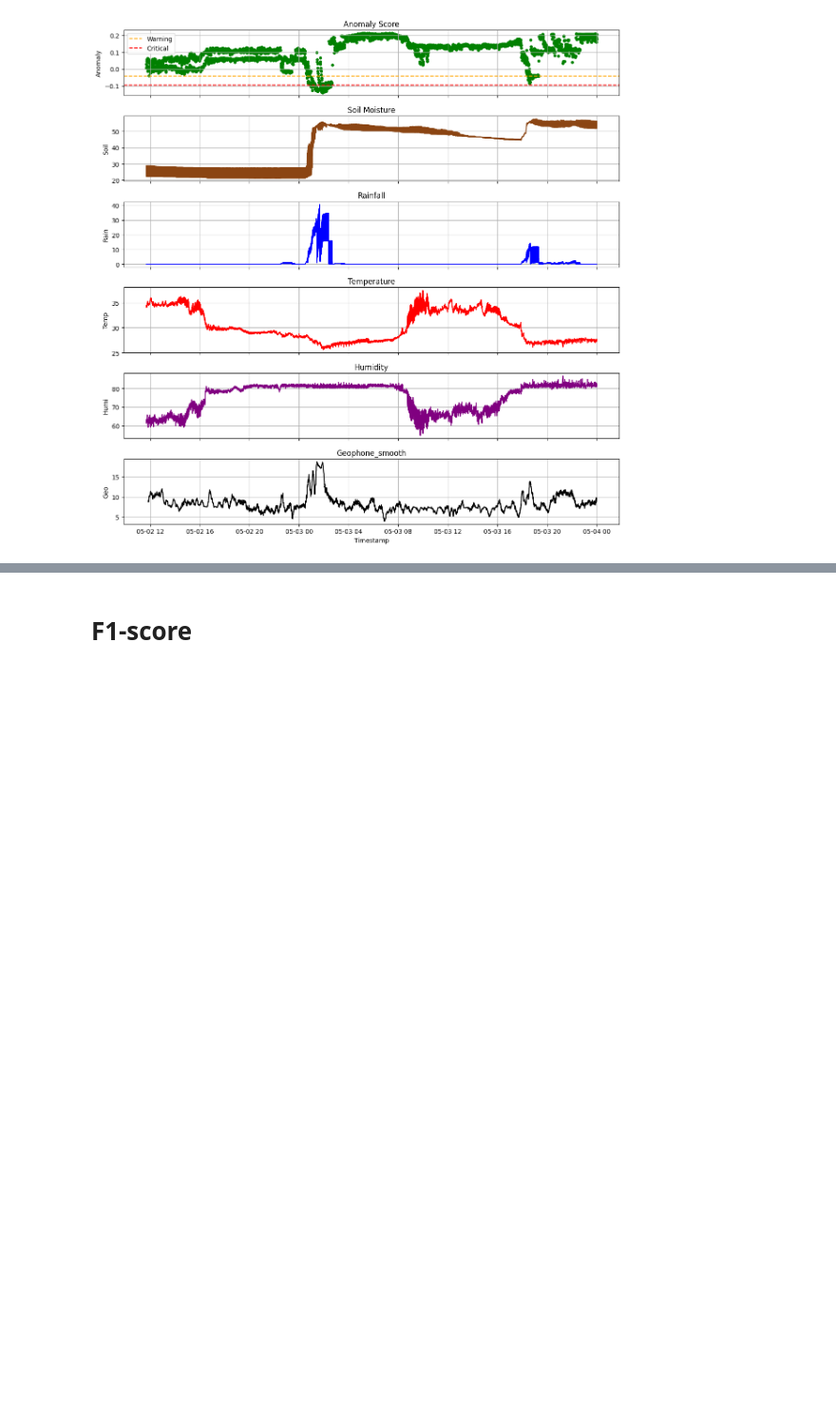
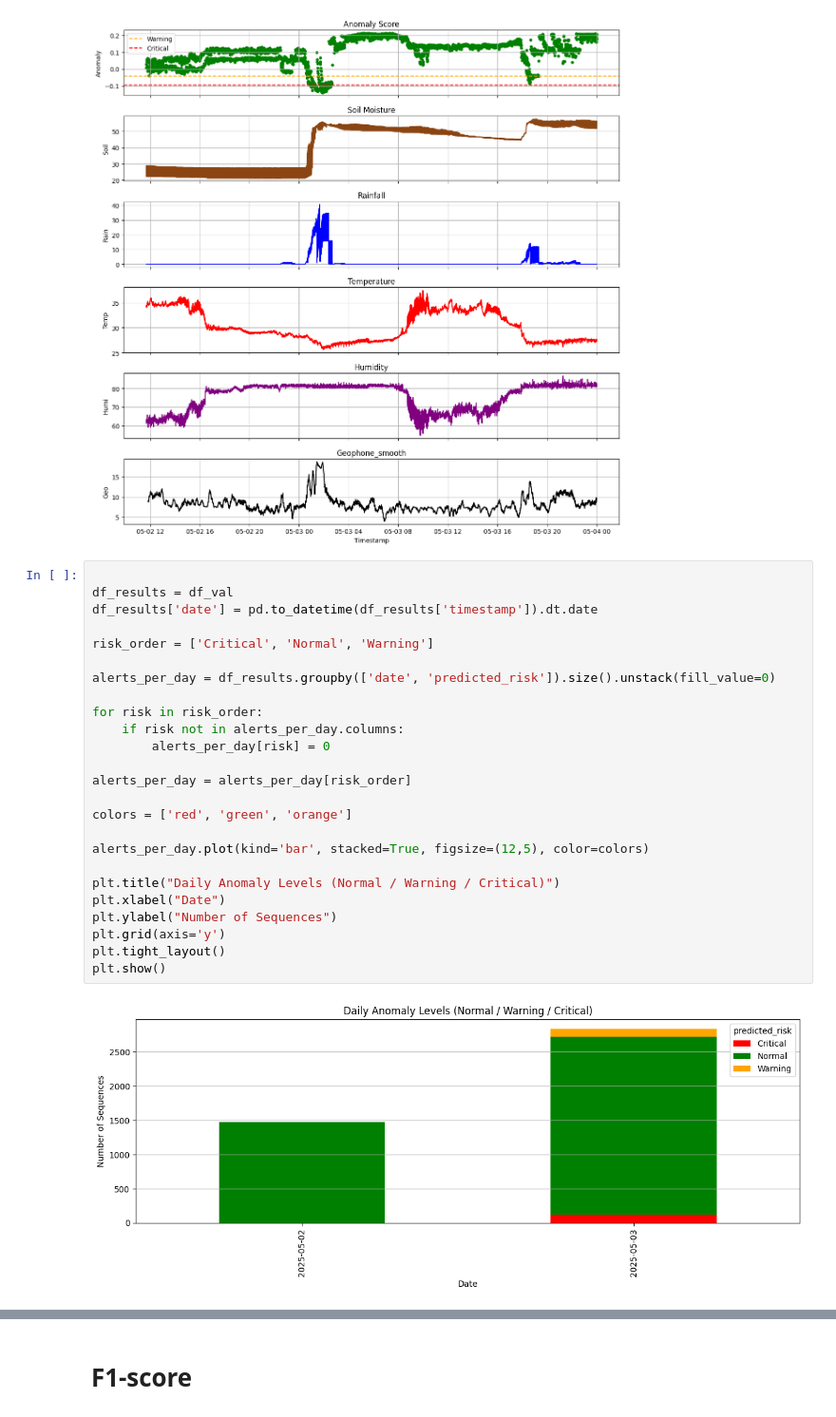
Before and after one commit to Ahmadaduwa/Landslide, a Jupyter notebook: models/IsalationForest/Isolation_Forest_Validate4.ipynb, the cells around one changed output, grey strips where cells are left out. Shown at 95% size. Saved outputs shown, nothing was run; the diff lists cells and outputs as text; blank space fills up the shorter version.

```diff
--- a/models/IsalationForest/Isolation_Forest_Validate4.ipynb
+++ b/models/IsalationForest/Isolation_Forest_Validate4.ipynb
@@ -374,3 +374,30 @@ plt.tight_layout()
 plt.show()
 # %% [output]
 [figure]
+# %%
+
+df_results = df_val
+df_results['date'] = pd.to_datetime(df_results['timestamp']).dt.date
+
+risk_order = ['Critical', 'Normal', 'Warning']
+
+alerts_per_day = df_results.groupby(['date', 'predicted_risk']).size().unstack(fill_value=0)
+
+for risk in risk_order:
+    if risk not in alerts_per_day.columns:
+        alerts_per_day[risk] = 0
+
+alerts_per_day = alerts_per_day[risk_order]
+
+colors = ['red', 'green', 'orange']
+
+alerts_per_day.plot(kind='bar', stacked=True, figsize=(12,5), color=colors)
+
+plt.title("Daily Anomaly Levels (Normal / Warning / Critical)")
+plt.xlabel("Date")
+plt.ylabel("Number of Sequences")
+plt.grid(axis='y')
+plt.tight_layout()
+plt.show()
+# %% [output]
+[figure, added]
```
Also changed, not shown: parts of 1 cell of this notebook, 44 other files.
